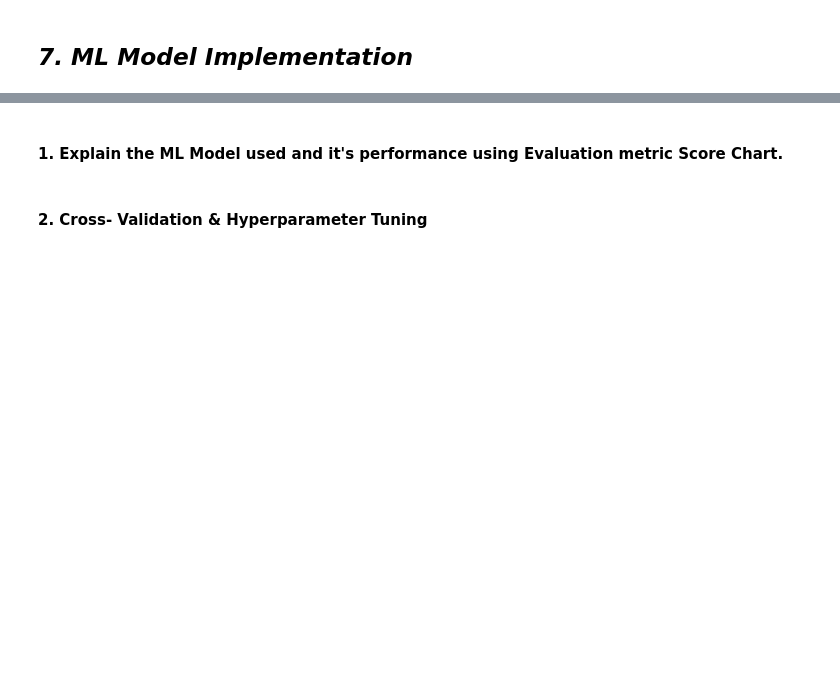
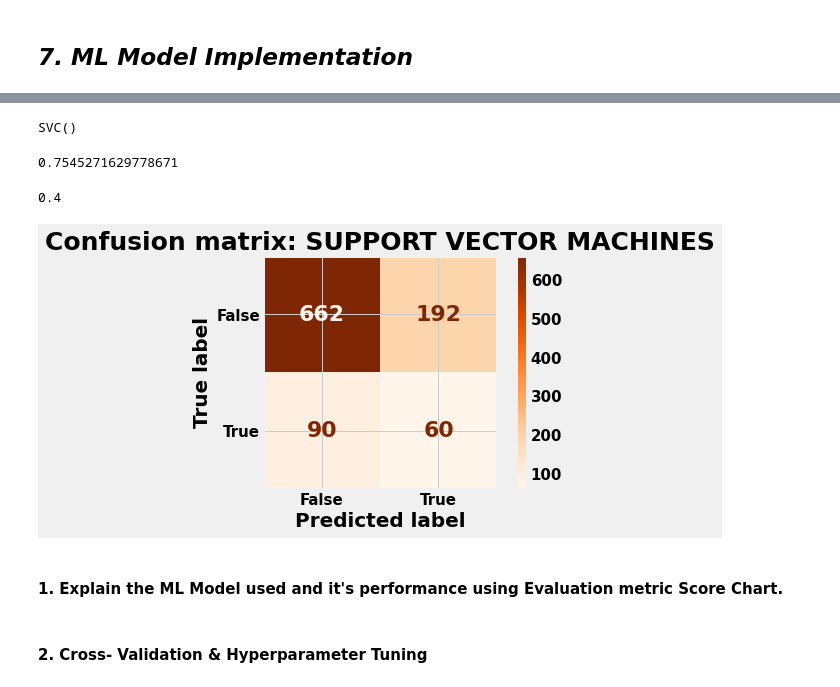
Before and after one commit to omkardesai98/Cardiovascular-Risk-Prediction, a Jupyter notebook: Cardiovascular_Risk_Prediction.ipynb, the cells around one changed output, grey strips where cells are left out. Cells and saved outputs as stored; diff of their text form; code cells hidden in the pictures; blank space fills up the shorter version.

```diff
--- a/Cardiovascular_Risk_Prediction.ipynb
+++ b/Cardiovascular_Risk_Prediction.ipynb
@@ -1335,10 +1341,10 @@ from imblearn.over_sampling import SMOTE
 smote = SMOTE()
 
 # fit predictor and target variable
-X_scaled_smote, y_smote = smote.fit_resample(X_train_scaled, y_train)
+X_train_scaled_smote, y_train_smote = smote.fit_resample(X_train_scaled, y_train)
 
 print('Samples in the original dataset', len(y_train))
-print('Samples in the resampled dataset', len(y_smote))
+print('Samples in the resampled dataset', len(y_train_smote))
 # %% [output]
 Samples in the original dataset 2342
 Samples in the resampled dataset 3976
@@ -1349,6 +1462,11 @@ Samples in the resampled dataset 3976
 # %%
 # ML Model - 1 Implementation
+from sklearn.svm import SVC
+svm_model = SVC()
+
+
 
 # Fit the Algorithm
-
-# Predict on the model
+svm_model.fit(X_train_scaled_smote, y_train_smote)
+# %% [output]
+SVC()
@@ -1355,3 +1476,33 @@ Samples in the resampled dataset 3976
+# %%
+# training set recall
+svm_train_recall = recall_score(y_train_smote,svm_train_pred)
+svm_train_recall
+# %% [output]
+0.7545271629778671
+# %%
+# Test predictions
+svm_test_pred = svm_model.predict(X_test_scaled)
+# %%
+# Test recall
+svm_test_recall = recall_score(y_test,svm_test_pred)
+svm_test_recall
+# %% [output]
+0.4
+# %%
+# Confusion matrix
+svm_confusion_matrix = cm(y_test, svm_test_pred)
+cm_display = cmd(confusion_matrix = svm_confusion_matrix, display_labels = [False, True])
+
+font = {'family' : 'DejaVu Sans',
+        'weight' : 'bold',
+        'size'   : 22}
+plt.rc('font', **font)
+
+cm_display.plot(cmap='Oranges')
+plt.title('Confusion matrix: SUPPORT VECTOR MACHINES')
+plt.show()
+# %% [output]
+[figure, added]
 # %% [markdown]
 #### 1. Explain the ML Model used and it's performance using Evaluation metric Score Chart.
 # %%
```
Also changed, not shown: parts of 31 cells of this notebook.
